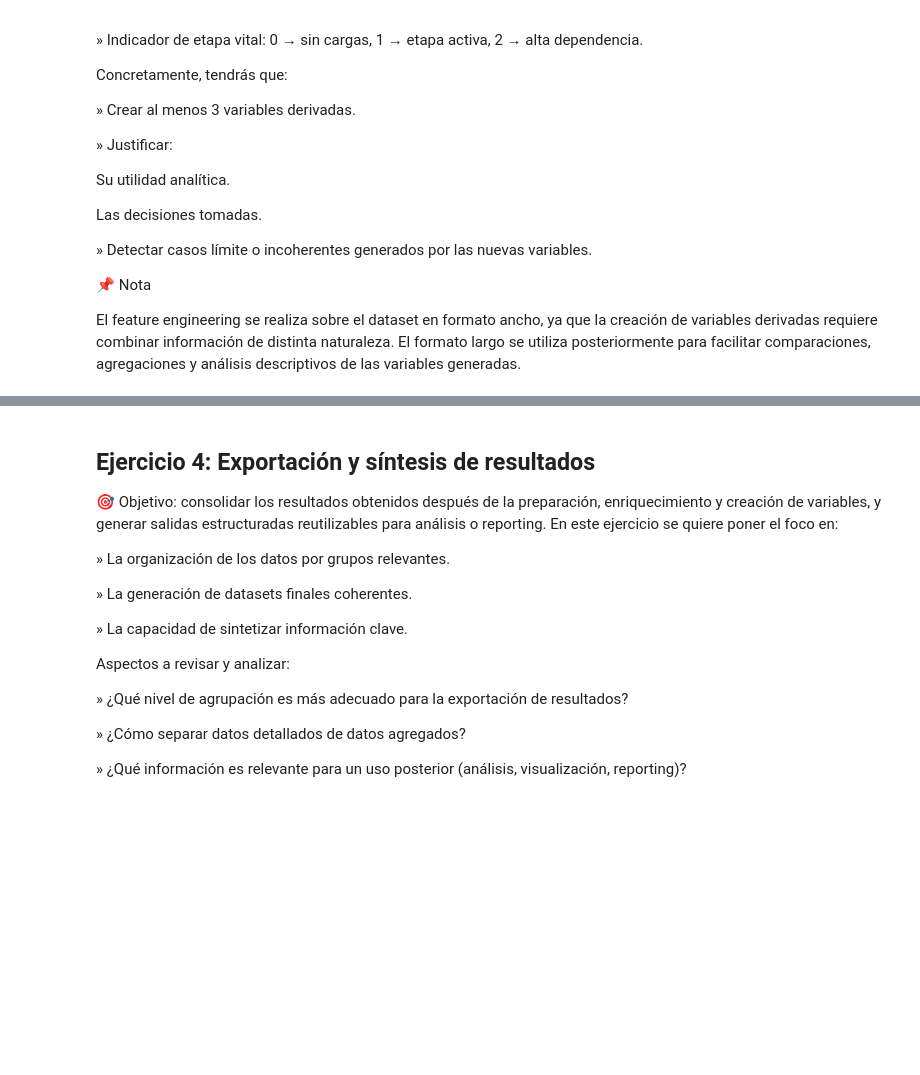
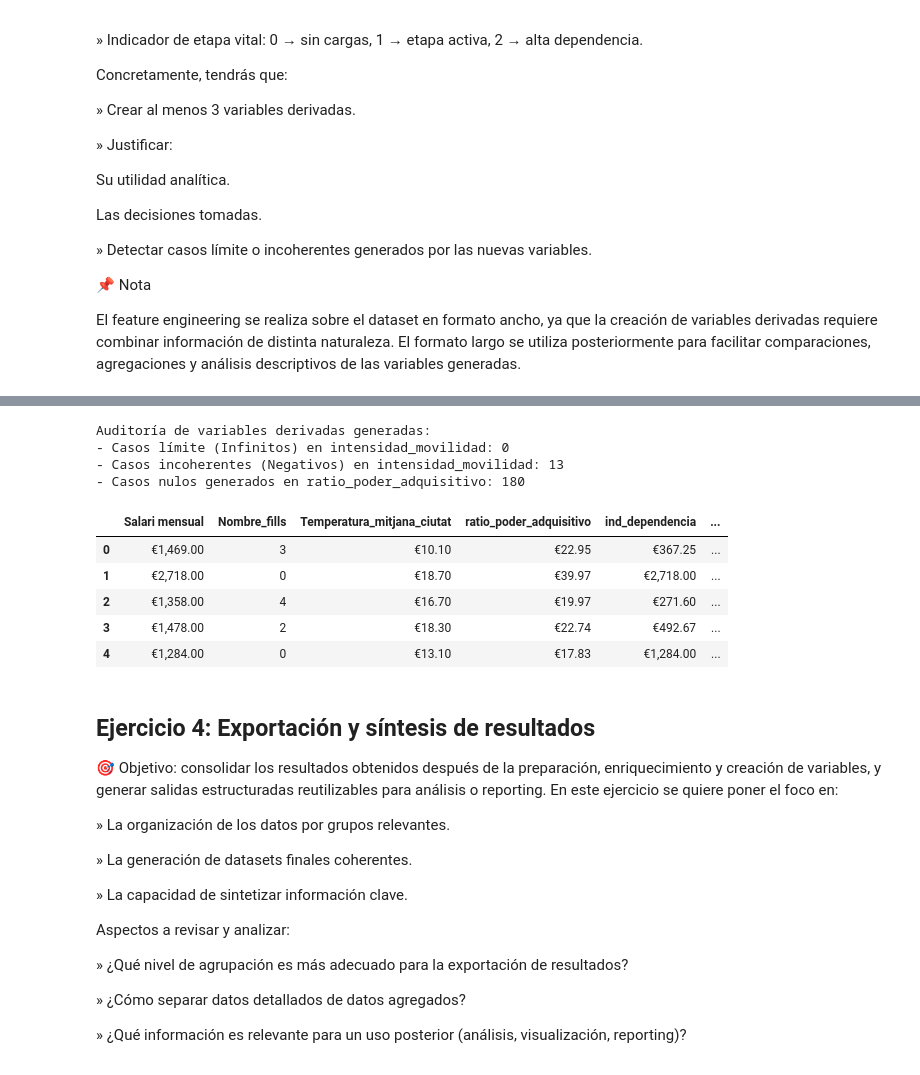
Before and after one commit to leoruggiero/Sprint-8-Python-Leonardo-Ruggiero, a Jupyter notebook: Sprint8_Python_LeonardoRuggiero.ipynb, the cells around one changed output, grey strips where cells are left out. Cells and saved outputs as stored; diff of their text form; code cells hidden in the pictures; blank space fills up the shorter version.

```diff
--- a/Sprint8_Python_LeonardoRuggiero.ipynb
+++ b/Sprint8_Python_LeonardoRuggiero.ipynb
@@ -590,0 +646,14 @@ def calcular_incremento(row, politica):
+# %%
+if 'numero_hijos' in datos_trabajadores.columns:
+    datos_trabajadores['tiene_hijos'] = datos_trabajadores['numero_hijos'].apply(
+        lambda x: 'has_children' if x > 0 else 'no_children'
+    )
+
+if 'Any de Naixement' in datos_trabajadores.columns:
+    datos_trabajadores['Edad'] = 2025 - datos_trabajadores['Any de Naixement']
+
+    limites = [0, 29, 44, 59, 150]
+    etiquetas = ['18-29', '30-44', '45-59', '60+']
+    datos_trabajadores['rango_edad'] = pd.cut(
+        datos_trabajadores['Edad'], bins=limites, labels=etiquetas, right=True
+    ).astype(str)
@@ -686,9 +826,3 @@ Las decisiones tomadas.
 📌 Nota
 
 El feature engineering se realiza sobre el dataset en formato ancho, ya que la creación de variables derivadas requiere combinar información de distinta naturaleza. El formato largo se utiliza posteriormente para facilitar comparaciones, agregaciones y análisis descriptivos de las variables generadas.
-# %%
-datos_trabajadores['ratio_poder_adquisitivo'] = datos_trabajadores['Salari mensual'] / datos_trabajadores['Cost_vida_index']
-
-datos_trabajadores['ind_dependencia'] = datos_trabajadores['Salari mensual'] / (datos_trabajadores['Nombre_fills'] + 1)
-
-datos_trabajadores['intensidad_movilidad'] = datos_trabajadores['Km_anuals'] / (datos_trabajadores['Temperatura_mitjana_ciutat'] + 1)
@@ -695,3 +842,41 @@ datos_trabajadores['intensidad_movilidad'] = datos_trabajadores['Km_anuals'] / (
+# %%
+import pandas as pd
+import numpy as np
+
+if 'Cost_vida_index' not in datos_trabajadores.columns:
+    datos_trabajadores = pd.merge(datos_trabajadores, df_ciudades[['Ciutat', 'Cost_vida_index']], on='Ciutat', how='left')
+
+datos_trabajadores['ratio_poder_adquisitivo'] = datos_trabajadores['Salari mensual'] / datos_trabajadores['Cost_vida_index']
+
+col_hijos = 'numero_hijos' if 'numero_hijos' in datos_trabajadores.columns else 'Nombre_fills'
+datos_trabajadores['ind_dependencia'] = datos_trabajadores['Salari mensual'] / (datos_trabajadores[col_hijos] + 1)
+
+datos_trabajadores['intensidad_movilidad'] = datos_trabajadores['Km_anuals'] / (datos_trabajadores['Temperatura_mitjana_ciutat'] + 1)
+
+
+infinitos_movilidad = np.isinf(datos_trabajadores['intensidad_movilidad']).sum()
+print(f"- Casos límite (Infinitos) en intensidad_movilidad: {infinitos_movilidad}")
+
+negativos_movilidad = (datos_trabajadores['intensidad_movilidad'] < 0).sum()
+print(f"- Casos incoherentes (Negativos) en intensidad_movilidad: {negativos_movilidad}")
+
+nulos_ratio = datos_trabajadores['ratio_poder_adquisitivo'].isna().sum()
+print(f"- Casos nulos generados en ratio_poder_adquisitivo: {nulos_ratio}")
+
+columnas_derivadas = ['Salari mensual', col_hijos, 'Temperatura_mitjana_ciutat',
+                      'ratio_poder_adquisitivo', 'ind_dependencia', 'intensidad_movilidad']
+display(datos_trabajadores[columnas_derivadas].head())
+# %% [output]
+Auditoría de variables derivadas generadas:
+- Casos límite (Infinitos) en intensidad_movilidad: 0
+- Casos incoherentes (Negativos) en intensidad_movilidad: 13
+- Casos nulos generados en ratio_poder_adquisitivo: 180
+|  | Salari mensual | Nombre_fills | Temperatura_mitjana_ciutat | ratio_poder_adquisitivo | ind_dependencia | ... |
+| 0 | €1,469.00 | 3 | €10.10 | €22.95 | €367.25 | ... |
+| 1 | €2,718.00 | 0 | €18.70 | €39.97 | €2,718.00 | ... |
+| 2 | €1,358.00 | 4 | €16.70 | €19.97 | €271.60 | ... |
+| 3 | €1,478.00 | 2 | €18.30 | €22.74 | €492.67 | ... |
+| 4 | €1,284.00 | 0 | €13.10 | €17.83 | €1,284.00 | ... |
 # %% [markdown]
 ## Ejercicio 4: Exportación y síntesis de resultados
 
```
Also changed, not shown: parts of 25 cells of this notebook.
